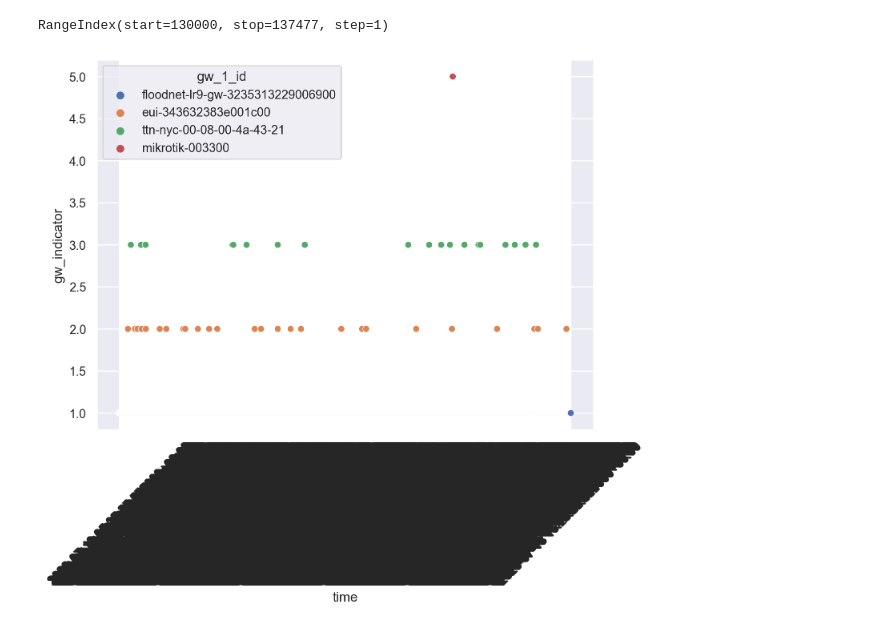
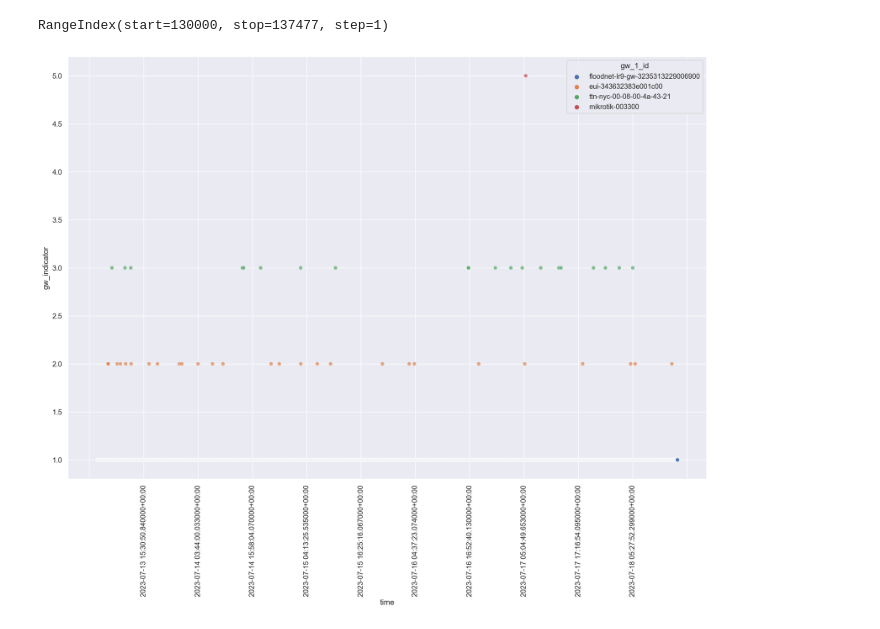
Before and after one commit to timsinashok/floodnet_ugsrp-2023, a Jupyter notebook: gateway_switch_analysis.ipynb, the cells around one changed output. Saved outputs shown, nothing was run; the diff lists cells and outputs as text; code cells hidden in the pictures.

```diff
--- a/gateway_switch_analysis.ipynb
+++ b/gateway_switch_analysis.ipynb
@@ -186,17 +186,23 @@ df.index
 # %% [output]
 RangeIndex(start=130000, stop=137477, step=1)
 # %%
+sns.set(rc = {'figure.figsize':(18,12)})
+
 import matplotlib.dates as mdates
-ax = sns.scatterplot(x = 'time', y = 'gw_indicator', data = df, hue='gw_1_id')
- #               , hue = 'gw_1_id',)
+ax = sns.scatterplot(x = 'time', y = 'gw_indicator', data = df, hue='gw_1_id', alpha=0.7)
+
+
+
+# #               , hue = 'gw_1_id',)
 #date_form = DateFormatter("%m-%d")
-locator = mdates.AutoDateLocator(minticks=3, maxticks=7)
+#locator = mdates.AutoDateLocator(minticks=1, maxticks=2)
 
 
 formatter = mdates.ConciseDateFormatter(locator)
 
-#ax.xaxis.set_major_locator(mdates.WeekdayLocator(interval=50))
-plt.xticks(rotation=45)
+ax.xaxis.set_major_locator(mdates.WeekdayLocator(interval=100))
+plt.xticks(rotation=90)
+
 plt.show()
 # %% [output]
-[figure, old version]
+[figure, new version]
```
Also changed, not shown: parts of 6 cells of this notebook.
